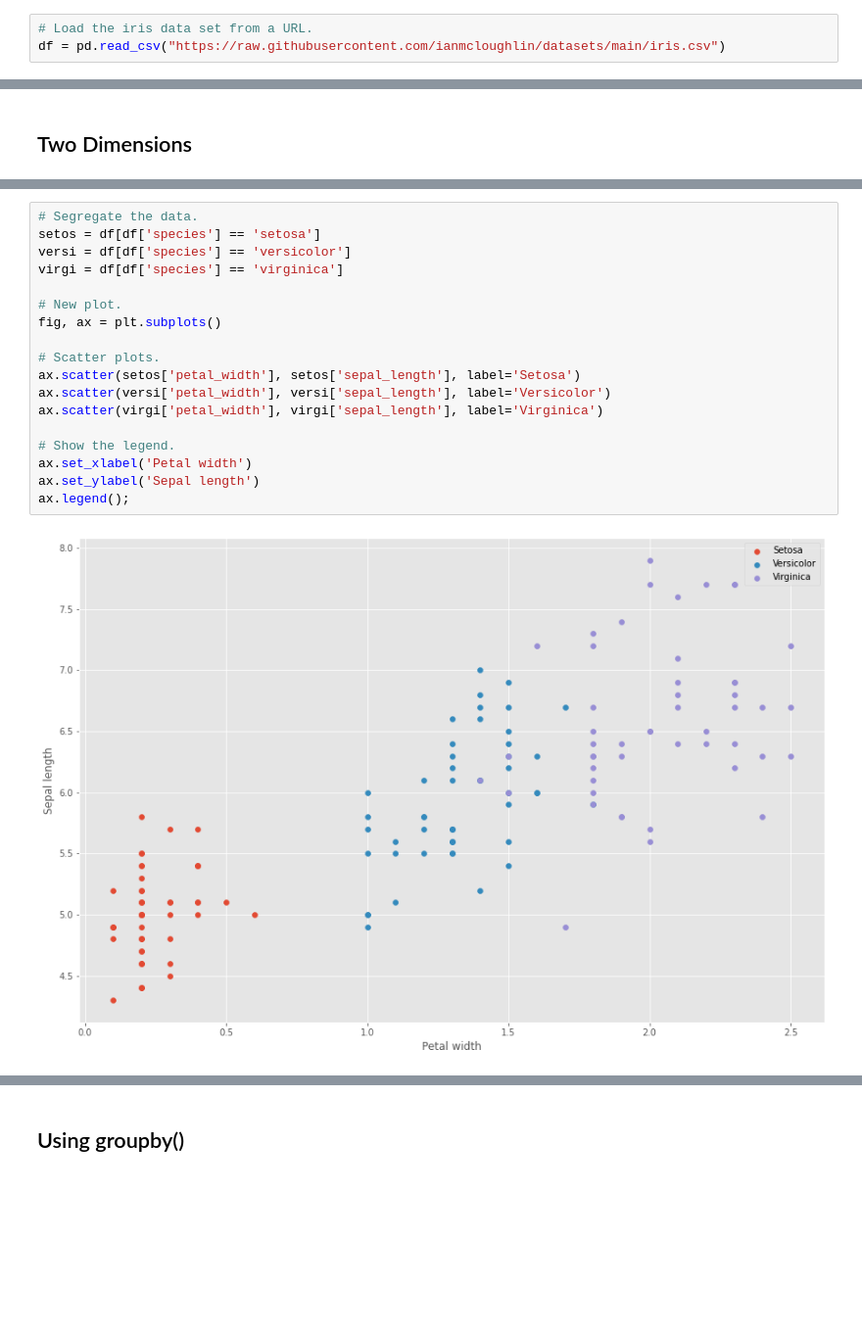
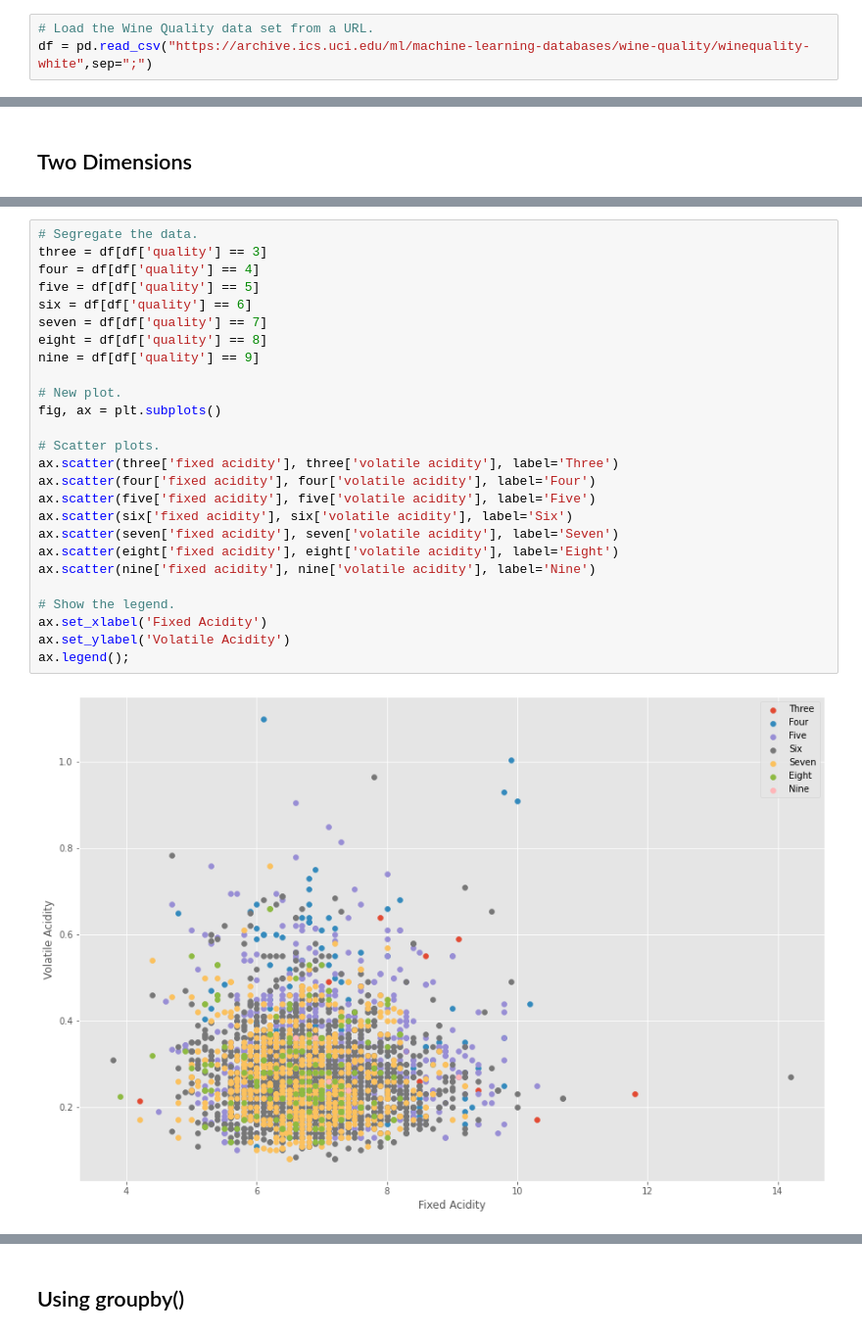
Before and after one commit to Oskar-Ciebien/Emerging-Technologies-Project, a Jupyter notebook: scikit-learn.ipynb, the cells around one changed output, grey strips where cells are left out. Shown at 98% size. Drawn from its saved outputs; the diff is of its cells as text; blank space fills up the shorter version.

```diff
--- a/scikit-learn.ipynb
+++ b/scikit-learn.ipynb
@@ -100,6 +102,6 @@ plt.style.use('ggplot')
 # %%
-# Load the iris data set from a URL.
-df = pd.read_csv("https://raw.githubusercontent.com/ianmcloughlin/datasets/main/iris.csv")
+# Load the Wine Quality data set from a URL.
+df = pd.read_csv("https://archive.ics.uci.edu/ml/machine-learning-databases/wine-quality/winequality-white",sep=";")
 # %%
 # Have a look at the data.
 df
@@ -159,22 +161,30 @@ sns.lmplot(x="petal_width", y="sepal_length", hue='species', data=df, fit_reg=Fa
 # %%
 # Segregate the data.
-setos = df[df['species'] == 'setosa']
-versi = df[df['species'] == 'versicolor']
-virgi = df[df['species'] == 'virginica']
+three = df[df['quality'] == 3]
+four = df[df['quality'] == 4]
+five = df[df['quality'] == 5]
+six = df[df['quality'] == 6]
+seven = df[df['quality'] == 7]
+eight = df[df['quality'] == 8]
+nine = df[df['quality'] == 9]
 
 # New plot.
 fig, ax = plt.subplots()
 
 # Scatter plots.
-ax.scatter(setos['petal_width'], setos['sepal_length'], label='Setosa')
-ax.scatter(versi['petal_width'], versi['sepal_length'], label='Versicolor')
-ax.scatter(virgi['petal_width'], virgi['sepal_length'], label='Virginica')
+ax.scatter(three['fixed acidity'], three['volatile acidity'], label='Three')
+ax.scatter(four['fixed acidity'], four['volatile acidity'], label='Four')
+ax.scatter(five['fixed acidity'], five['volatile acidity'], label='Five')
+ax.scatter(six['fixed acidity'], six['volatile acidity'], label='Six')
+ax.scatter(seven['fixed acidity'], seven['volatile acidity'], label='Seven')
+ax.scatter(eight['fixed acidity'], eight['volatile acidity'], label='Eight')
+ax.scatter(nine['fixed acidity'], nine['volatile acidity'], label='Nine')
 
 # Show the legend.
-ax.set_xlabel('Petal width')
-ax.set_ylabel('Sepal length')
+ax.set_xlabel('Fixed Acidity')
+ax.set_ylabel('Volatile Acidity')
 ax.legend();
 # %% [output]
-[figure, old version]
+[figure, new version]
 # %%
 # How the segregation works.
```
Also changed, not shown: parts of 47 cells of this notebook.
